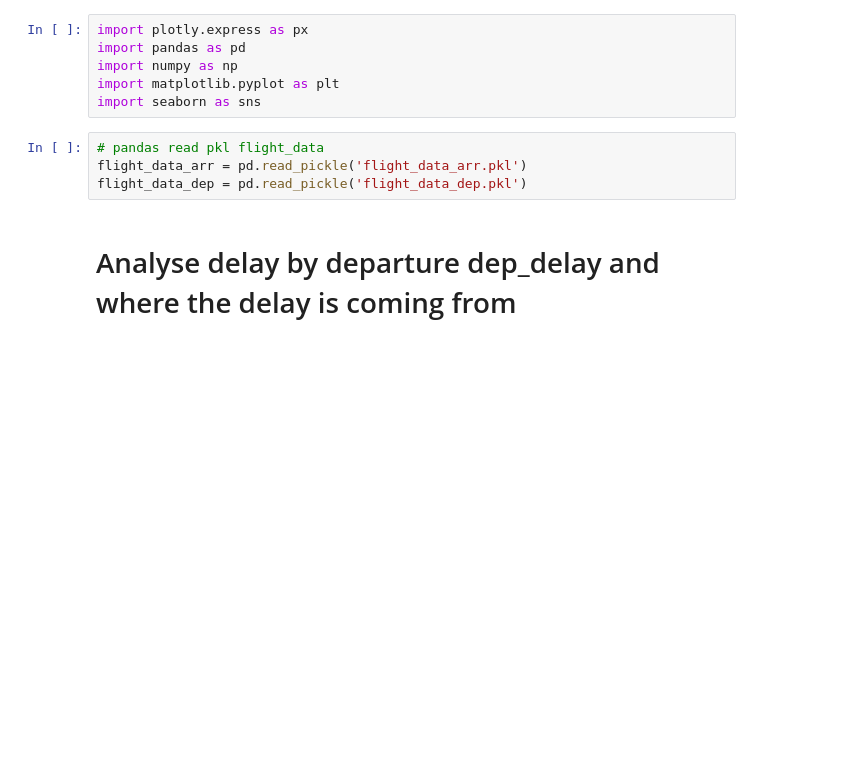
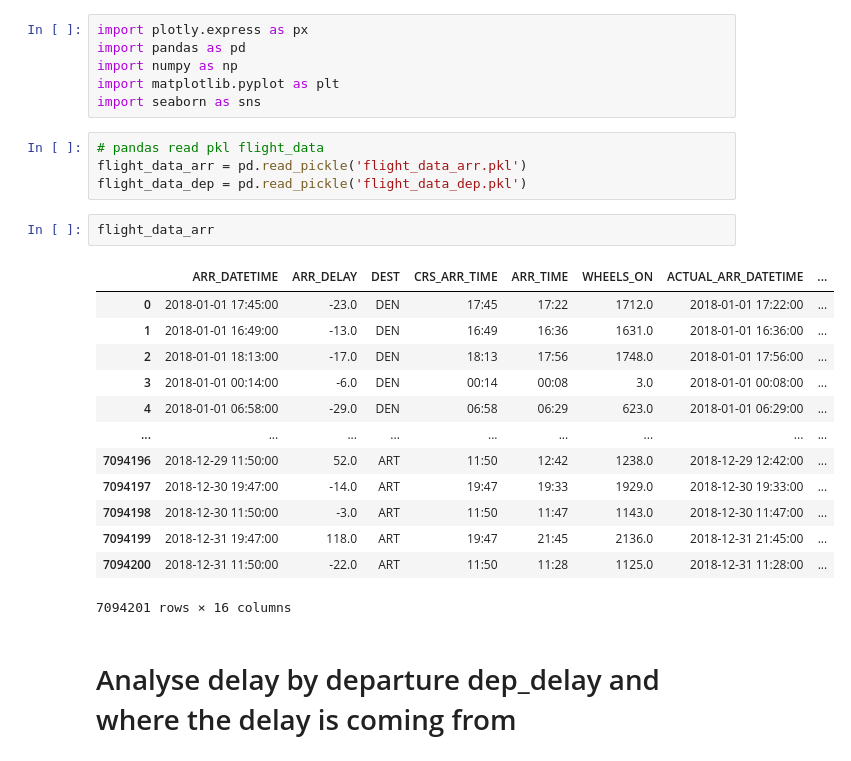
Before and after one commit to janisfroelich/ivi, a Jupyter notebook: LE1_performance.ipynb, the cells around one changed output. Cells and saved outputs as stored; diff of their text form; blank space fills up the shorter version.

```diff
--- a/LE1_performance.ipynb
+++ b/LE1_performance.ipynb
@@ -8,6 +8,22 @@ import seaborn as sns
 # pandas read pkl flight_data
 flight_data_arr = pd.read_pickle('flight_data_arr.pkl')
 flight_data_dep = pd.read_pickle('flight_data_dep.pkl')
+# %%
+flight_data_arr
+# %% [output]
+|  | ARR_DATETIME | ARR_DELAY | DEST | CRS_ARR_TIME | ARR_TIME | WHEELS_ON | ACTUAL_ARR_DATETIME | ... |
+| 0 | 2018-01-01 17:45:00 | -23.0 | DEN | 17:45 | 17:22 | 1712.0 | 2018-01-01 17:22:00 | ... |
+| 1 | 2018-01-01 16:49:00 | -13.0 | DEN | 16:49 | 16:36 | 1631.0 | 2018-01-01 16:36:00 | ... |
+| 2 | 2018-01-01 18:13:00 | -17.0 | DEN | 18:13 | 17:56 | 1748.0 | 2018-01-01 17:56:00 | ... |
+| 3 | 2018-01-01 00:14:00 | -6.0 | DEN | 00:14 | 00:08 | 3.0 | 2018-01-01 00:08:00 | ... |
+| 4 | 2018-01-01 06:58:00 | -29.0 | DEN | 06:58 | 06:29 | 623.0 | 2018-01-01 06:29:00 | ... |
+| ... | ... | ... | ... | ... | ... | ... | ... | ... |
+| 7094196 | 2018-12-29 11:50:00 | 52.0 | ART | 11:50 | 12:42 | 1238.0 | 2018-12-29 12:42:00 | ... |
+| 7094197 | 2018-12-30 19:47:00 | -14.0 | ART | 19:47 | 19:33 | 1929.0 | 2018-12-30 19:33:00 | ... |
+| 7094198 | 2018-12-30 11:50:00 | -3.0 | ART | 11:50 | 11:47 | 1143.0 | 2018-12-30 11:47:00 | ... |
+| 7094199 | 2018-12-31 19:47:00 | 118.0 | ART | 19:47 | 21:45 | 2136.0 | 2018-12-31 21:45:00 | ... |
+| 7094200 | 2018-12-31 11:50:00 | -22.0 | ART | 11:50 | 11:28 | 1125.0 | 2018-12-31 11:28:00 | ... |
+7094201 rows × 16 columns
 # %% [markdown]
 # Analyse delay by departure dep_delay and where the delay is coming from
 # %%
```
Also changed, not shown: 8 other files.
